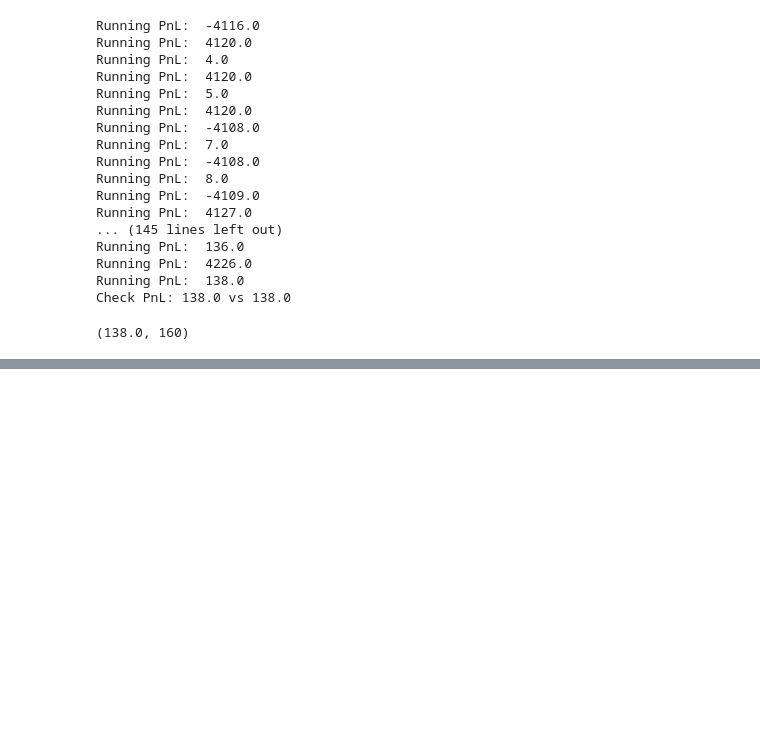
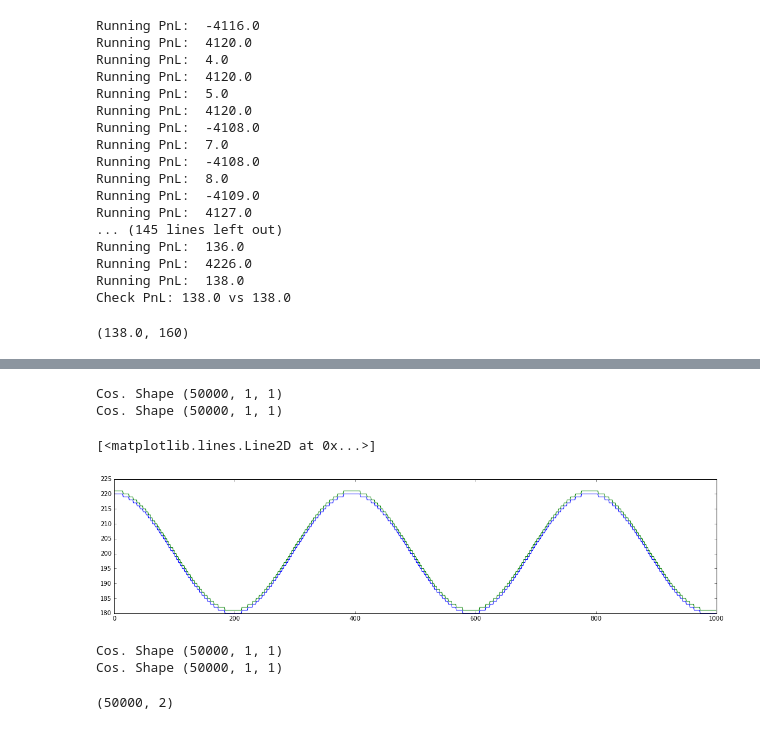
Before and after one commit to salsasepp/ufcnn-keras, a Jupyter notebook: notebook/signals_plaground.ipynb, the cells around one changed output, grey strips where cells are left out. Saved outputs shown, nothing was run; the diff lists cells and outputs as text; code cells hidden in the pictures; blank space fills up the shorter version.

```diff
--- a/notebook/signals_plaground.ipynb
+++ b/notebook/signals_plaground.ipynb
@@ -679,0 +711,19 @@ Check PnL: 138.0 vs 138.0
+# %%
+plt.figure(figsize=(18, 4))
+plt.plot(np.round(gen_cosine_amp(k=0, period=10, amp=20)[:1000, 0, 0]+200))
+plt.plot(np.round(gen_cosine_amp(k=0, period=10, amp=20)[:1000, 0, 0]+201))
+# %% [output]
+Cos. Shape (50000, 1, 1)
+Cos. Shape (50000, 1, 1)
+[<matplotlib.lines.Line2D at 0x...>]
+[figure, added]
+# %%
+cos_df = pd.DataFrame(data={"askpx_": np.round(gen_cosine_amp(k=0, period=10, amp=20)[:, 0, 0]+201),
+                            "bidpx_": np.round(gen_cosine_amp(k=0, period=10, amp=20)[:, 0, 0]+200)})
+# %% [output]
+Cos. Shape (50000, 1, 1)
+Cos. Shape (50000, 1, 1)
+# %%
+cos_df.shape
+# %% [output]
+(50000, 2)
```
Also changed, not shown: parts of 26 cells of this notebook, 4 other files.
